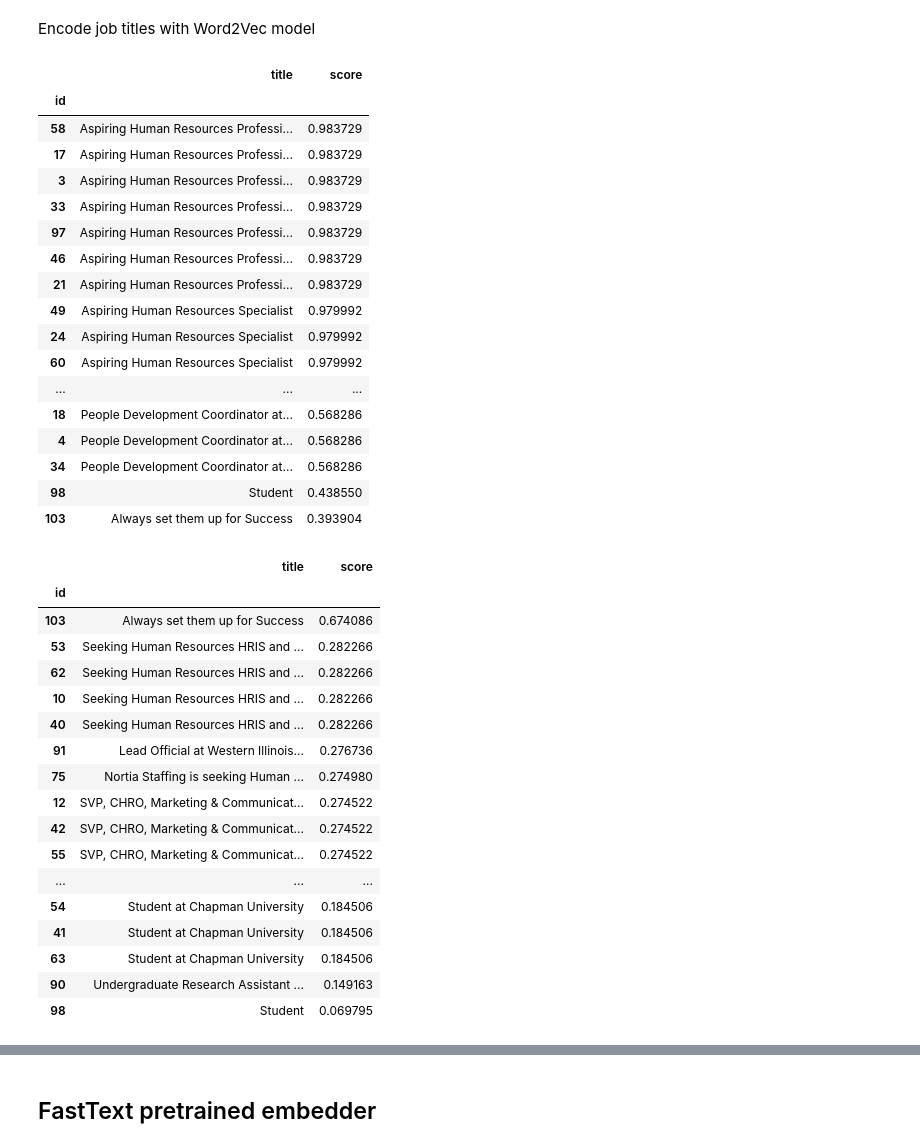
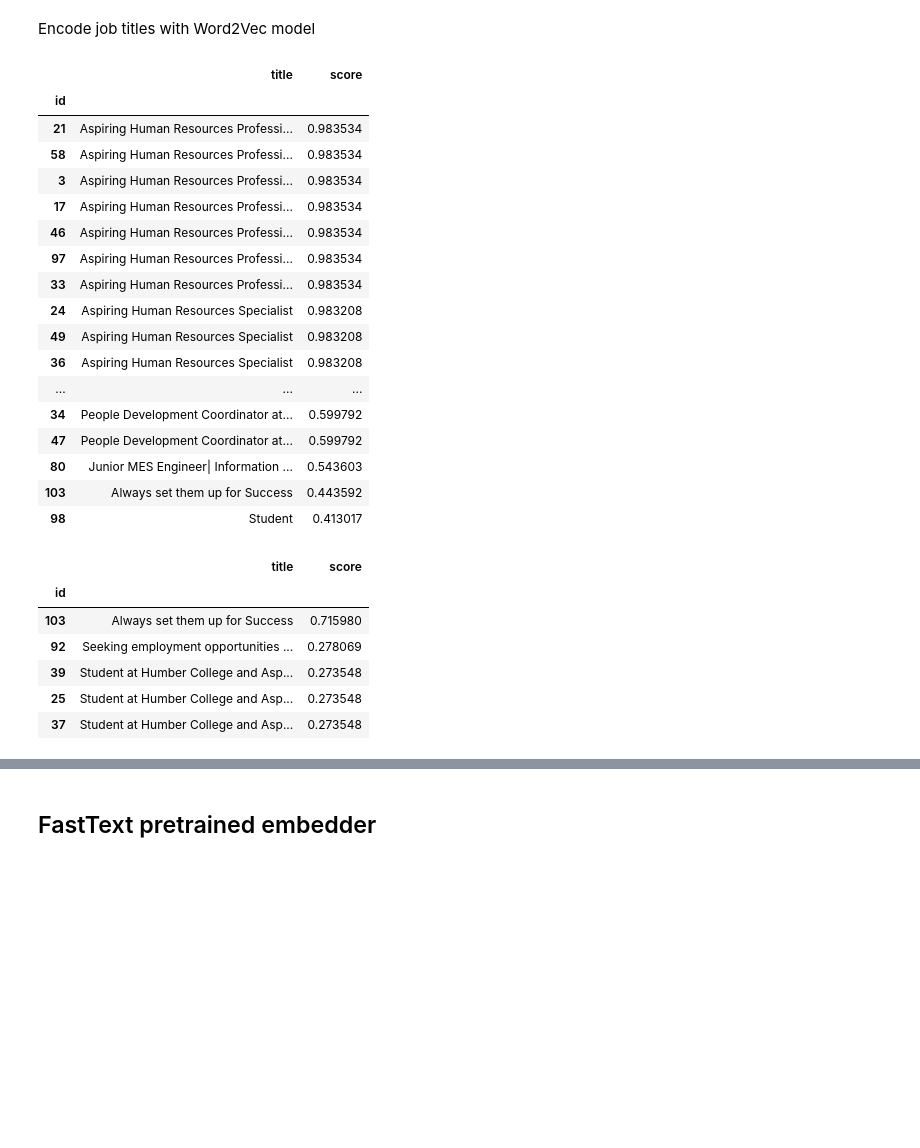
Before and after one commit to rubchume/JI1plyjVHBDJZ5ZM, a Jupyter notebook: DataExploration.ipynb, the cells around one changed output, grey strips where cells are left out. Saved outputs shown, nothing was run; the diff lists cells and outputs as text; code cells hidden in the pictures; blank space fills up the shorter version.

```diff
--- a/DataExploration.ipynb
+++ b/DataExploration.ipynb
@@ -157,50 +157,39 @@ class Word2VecEmbedder(WordEmbedder):
     def word_sets_similarity(self, word_set_1: List[str], word_set_2: List[str]) -> float:
         return self.model.wv.n_similarity(word_set_1, word_set_2)
 # %%
-word_2_vec_embedder = Word2VecEmbedder(window=5, min_count=1, vector_size=600).fit(df.job_title.map(preprocess_sentence))
+word_2_vec_embedder = Word2VecEmbedder(window=5, min_count=1, vector_size=100).fit(df.job_title.map(preprocess_sentence))
 word_2_vec_ranker = CandidateRanker(preprocess_sentence, word_2_vec_embedder).fit(df.job_title)
 # %%
 word_2_vec_ranker.predict("Aspiring human resources")
 # %% [output]
 |  | title | score |
 | id |  |  |
-| 58 | Aspiring Human Resources Professi... | 0.983729 |
-| 17 | Aspiring Human Resources Professi... | 0.983729 |
-| 3 | Aspiring Human Resources Professi... | 0.983729 |
-| 33 | Aspiring Human Resources Professi... | 0.983729 |
-| 97 | Aspiring Human Resources Professi... | 0.983729 |
-| 46 | Aspiring Human Resources Professi... | 0.983729 |
-| 21 | Aspiring Human Resources Professi... | 0.983729 |
-| 49 | Aspiring Human Resources Specialist | 0.979992 |
-| 24 | Aspiring Human Resources Specialist | 0.979992 |
-| 60 | Aspiring Human Resources Specialist | 0.979992 |
+| 21 | Aspiring Human Resources Professi... | 0.983534 |
+| 58 | Aspiring Human Resources Professi... | 0.983534 |
+| 3 | Aspiring Human Resources Professi... | 0.983534 |
+| 17 | Aspiring Human Resources Professi... | 0.983534 |
+| 46 | Aspiring Human Resources Professi... | 0.983534 |
+| 97 | Aspiring Human Resources Professi... | 0.983534 |
+| 33 | Aspiring Human Resources Professi... | 0.983534 |
+| 24 | Aspiring Human Resources Specialist | 0.983208 |
+| 49 | Aspiring Human Resources Specialist | 0.983208 |
+| 36 | Aspiring Human Resources Specialist | 0.983208 |
 | ... | ... | ... |
-| 18 | People Development Coordinator at... | 0.568286 |
-| 4 | People Development Coordinator at... | 0.568286 |
-| 34 | People Development Coordinator at... | 0.568286 |
-| 98 | Student | 0.438550 |
-| 103 | Always set them up for Success | 0.393904 |
+| 34 | People Development Coordinator at... | 0.599792 |
+| 47 | People Development Coordinator at... | 0.599792 |
+| 80 | Junior MES Engineer| Information ... | 0.543603 |
+| 103 | Always set them up for Success | 0.443592 |
+| 98 | Student | 0.413017 |
 # %%
-word_2_vec_ranker.predict("Success")
+word_2_vec_ranker.predict("Success").head()
 # %% [output]
 |  | title | score |
 | id |  |  |
-| 103 | Always set them up for Success | 0.674086 |
-| 53 | Seeking Human Resources HRIS and ... | 0.282266 |
-| 62 | Seeking Human Resources HRIS and ... | 0.282266 |
-| 10 | Seeking Human Resources HRIS and ... | 0.282266 |
-| 40 | Seeking Human Resources HRIS and ... | 0.282266 |
-| 91 | Lead Official at Western Illinois... | 0.276736 |
-| 75 | Nortia Staffing is seeking Human ... | 0.274980 |
-| 12 | SVP, CHRO, Marketing & Communicat... | 0.274522 |
-| 42 | SVP, CHRO, Marketing & Communicat... | 0.274522 |
-| 55 | SVP, CHRO, Marketing & Communicat... | 0.274522 |
-| ... | ... | ... |
-| 54 | Student at Chapman University | 0.184506 |
-| 41 | Student at Chapman University | 0.184506 |
-| 63 | Student at Chapman University | 0.184506 |
-| 90 | Undergraduate Research Assistant ... | 0.149163 |
-| 98 | Student | 0.069795 |
+| 103 | Always set them up for Success | 0.715980 |
+| 92 | Seeking employment opportunities ... | 0.278069 |
+| 39 | Student at Humber College and Asp... | 0.273548 |
+| 25 | Student at Humber College and Asp... | 0.273548 |
+| 37 | Student at Humber College and Asp... | 0.273548 |
 # %%
 word_2_vec_ranker.predict("seeking human resources").head()
 # %% [output]
```
Also changed, not shown: parts of 6 cells of this notebook.
